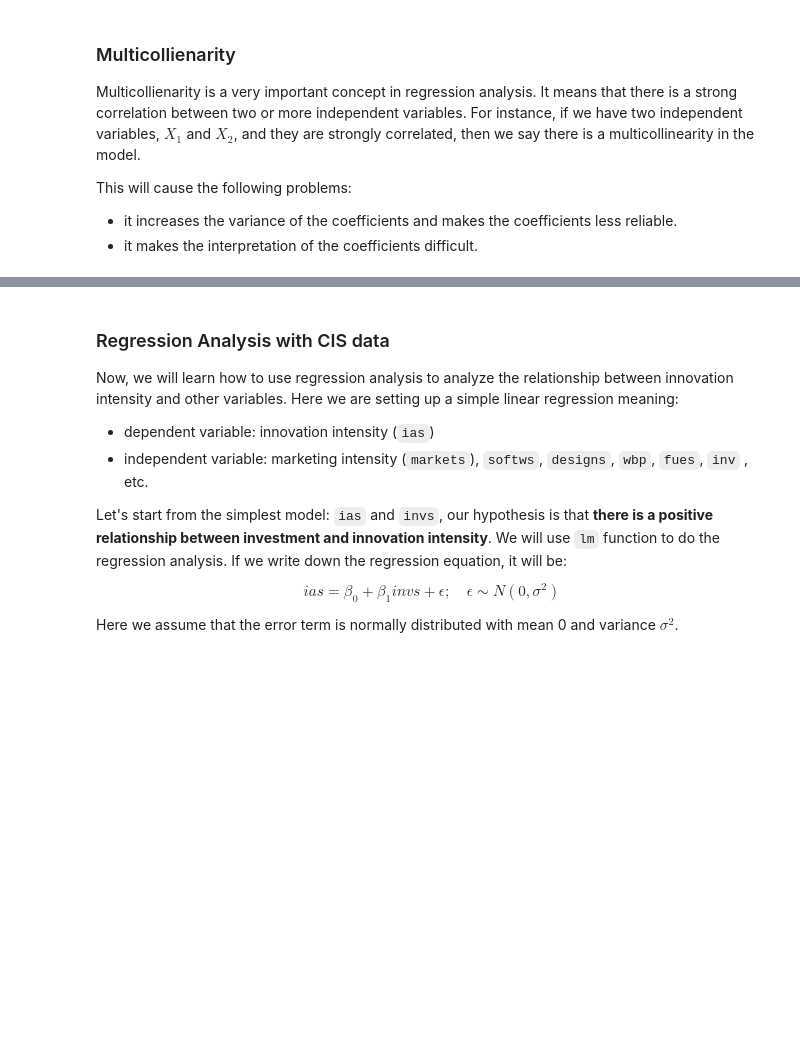
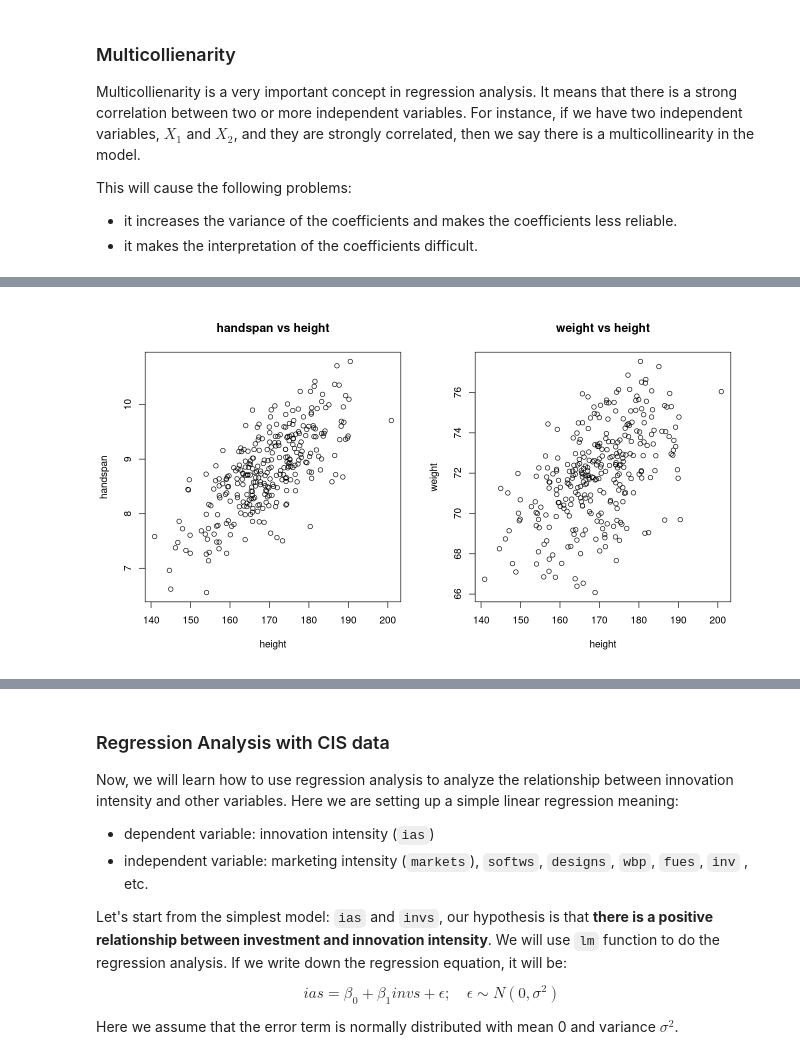
Before and after one commit to oceanumeric/data-science-go-small, a Jupyter notebook: all-in-one-for-the-exam/all-in-one.ipynb, the cells around one changed output, grey strips where cells are left out. Cells and saved outputs as stored; diff of their text form; code cells hidden in the pictures; blank space fills up the shorter version.

```diff
--- a/all-in-one-for-the-exam/all-in-one.ipynb
+++ b/all-in-one-for-the-exam/all-in-one.ipynb
@@ -1955,0 +1997,6 @@ This will cause the following problems:
+# %%
+par(mfrow=c(1,2))
+plot(height, handspan, main="handspan vs height")
+plot(height, weight, main="weight vs height")
+# %% [output]
+[figure, added]
```
Also changed, not shown: parts of 10 cells of this notebook, 4 other files.
